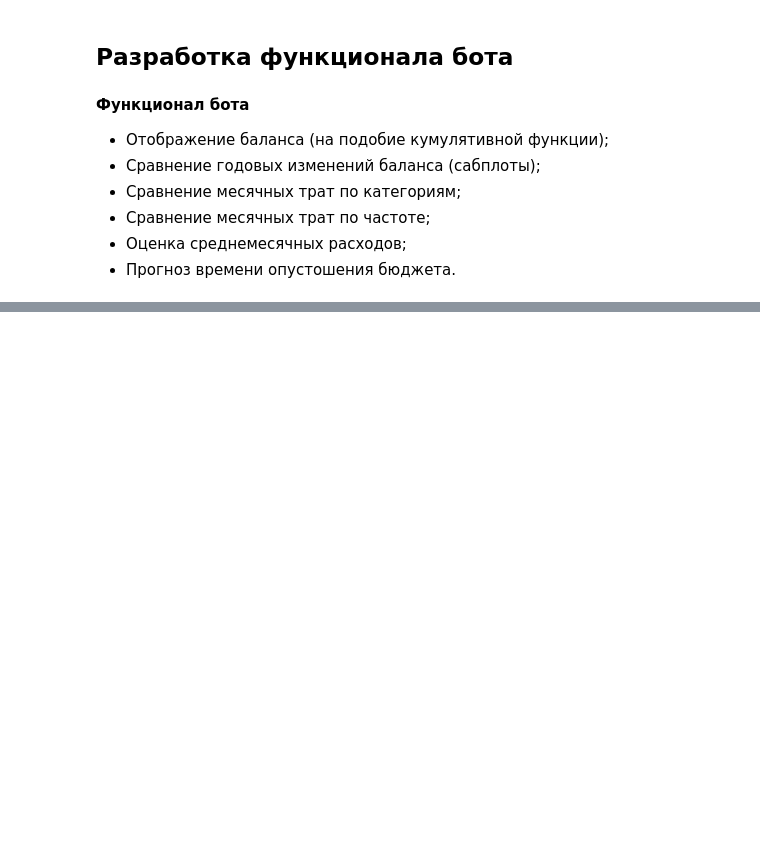
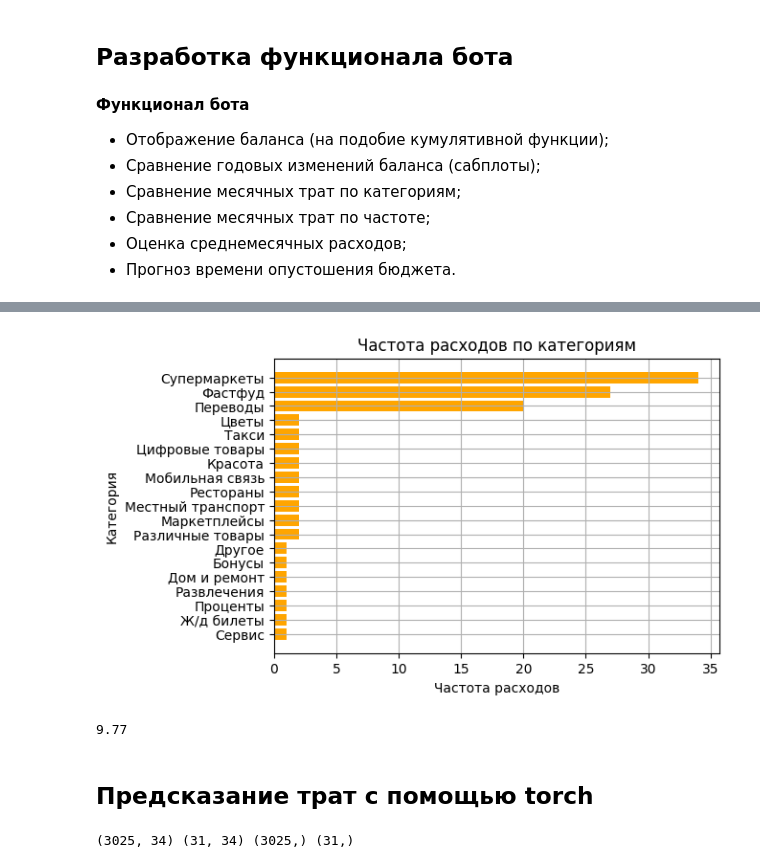
Before and after one commit to BGSs2019/fin_helper_bot, a Jupyter notebook: fin_notebook.ipynb, the cells around one changed output, grey strips where cells are left out. Drawn from its saved outputs; the diff is of its cells as text; code cells hidden in the pictures; blank space fills up the shorter version.

Commit message:
Added torch part and bot draft

```diff
--- a/fin_notebook.ipynb
+++ b/fin_notebook.ipynb
@@ -125,0 +226,25 @@ df['balance'].plot()
+# %%
+# месячные траты по частоте
+def plot_rcats(month, year):
+    '''Функция принимает на вход месяц и год. Выводит диаграмму трат по частоте.'''
+    # формирование датафрейма месяца
+    month_data = df.loc[str(year) + '-' + str(month)]
+    month_pivot = month_data.pivot_table(index='category', values='sum', aggfunc='count')\
+        .sort_values(by='sum', ascending=False)['sum']
+
+    # построение графиков
+    fig, ax = plt.subplots(figsize=(6, 4))
+    ax.barh(month_pivot.index,
+            month_pivot,
+            color='orange')
+    ax.grid()
+    ax.set_xlabel('Частота расходов')
+    ax.set_ylabel('Категория')
+    ax.invert_yaxis()
+    ax.set_title('Частота расходов по категориям')
+    plt.show()
+# %%
+# проверка функции
+plot_rcats(2, 2025)
+# %% [output]
+[figure, added]
@@ -125,0 +263,7 @@ df['balance'].plot()
+# %%
+# проверка функции
+balance_count()
+# %% [output]
+9.77
+# %% [markdown]
+## Предсказание трат с помощью torch
@@ -125,0 +290,10 @@ df['balance'].plot()
+# %%
+# разделение на тренировочную и тестовую выборки
+X_train = features[:-30].drop('balance', axis=1)
+y_train = features[:-30]['balance']
+X_test = features[-31:].drop('balance', axis=1)
+y_test = features[-31:]['balance']
+
+print(X_train.shape, X_test.shape, y_train.shape, y_test.shape)
+# %% [output]
+(3025, 34) (31, 34) (3025,) (31,)
```
Also changed, not shown: parts of 33 cells of this notebook, 2 other files.
